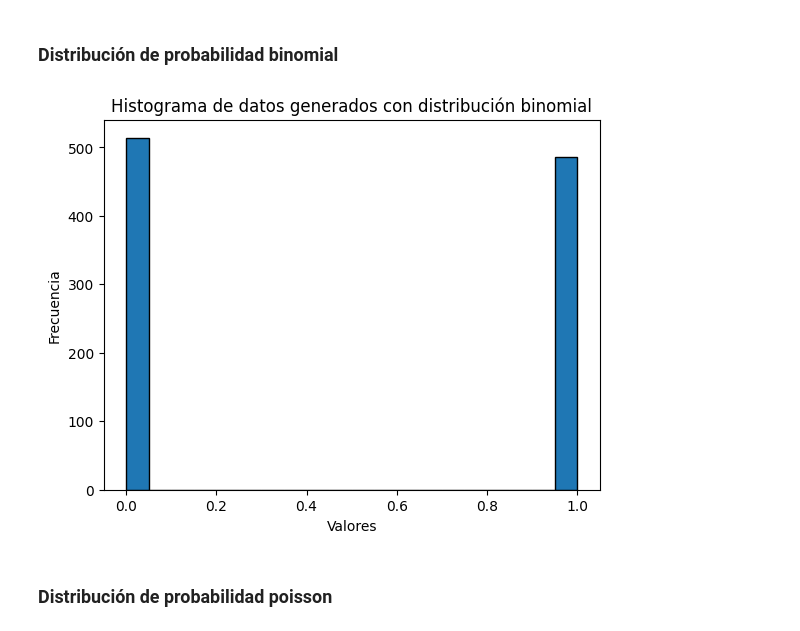
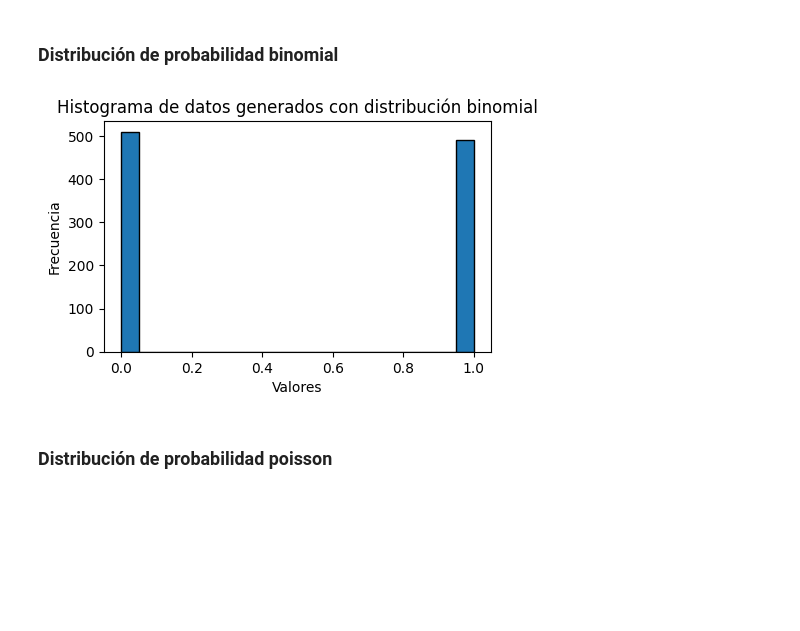
Before and after one commit to maestria-ds-eafit/Taller1_Estadistica, a Jupyter notebook: solution.ipynb, the cells around one changed output. Cells and saved outputs as stored; diff of their text form; code cells hidden in the pictures; blank space fills up the shorter version.

```diff
--- a/solution.ipynb
+++ b/solution.ipynb
@@ -209,18 +213,21 @@ plt.show()
 # %% [markdown]
 ### Distribución de probabilidad binomial
 # %%
-N = 1000
-dpb = np.random.binomial(n=1, p=0.5, size=N)
+n_binomial = 1
+p_binomial = 0.5
 
+dpb = np.random.binomial(n=n_binomial, p=p_binomial, size=N)
+
+plt.figure(figsize=(5,3))
 plt.hist(dpb, bins=20, edgecolor='k')
 plt.xlabel('Valores')
 plt.ylabel('Frecuencia')
 plt.title('Histograma de datos generados con distribución binomial')
 
 # Mostrar la gráfica
 plt.show()
 # %% [output]
-[figure, old version]
+[figure, new version]
 # %% [markdown]
 ### Distribución de probabilidad poisson
 # %%
```
Also changed, not shown: parts of 16 cells of this notebook.
